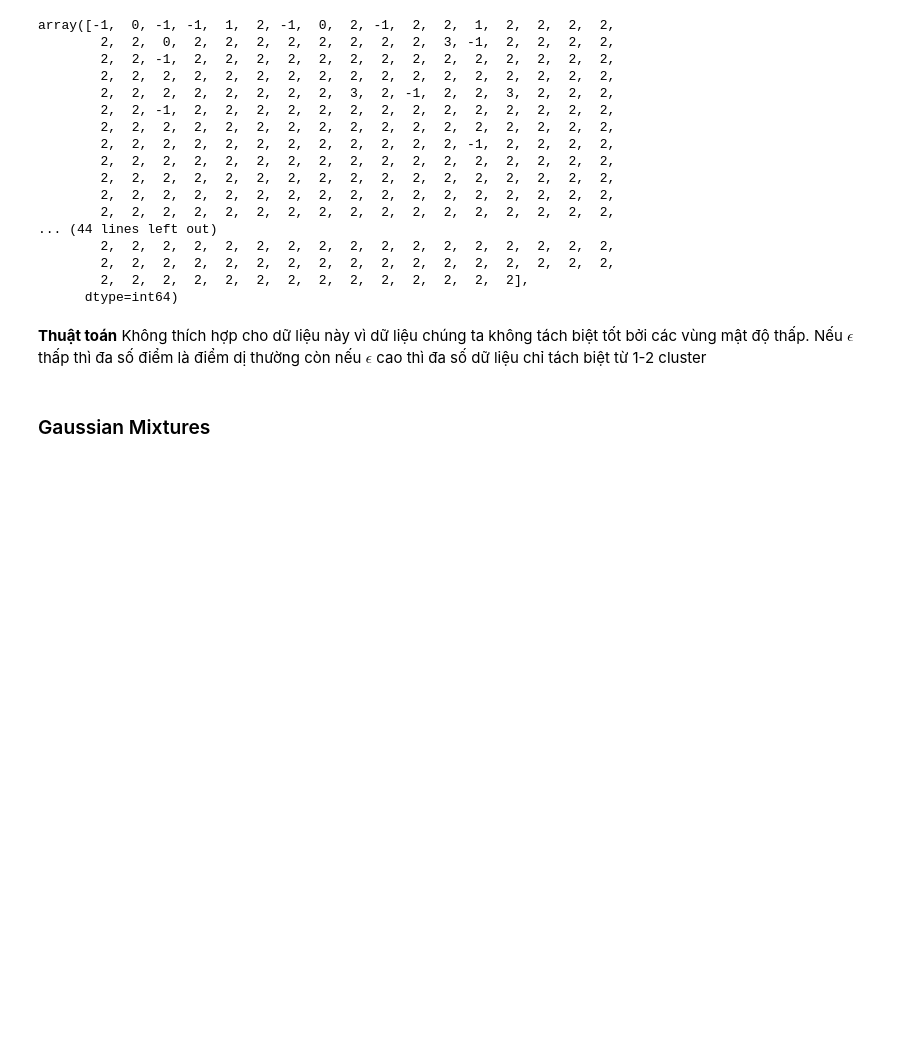
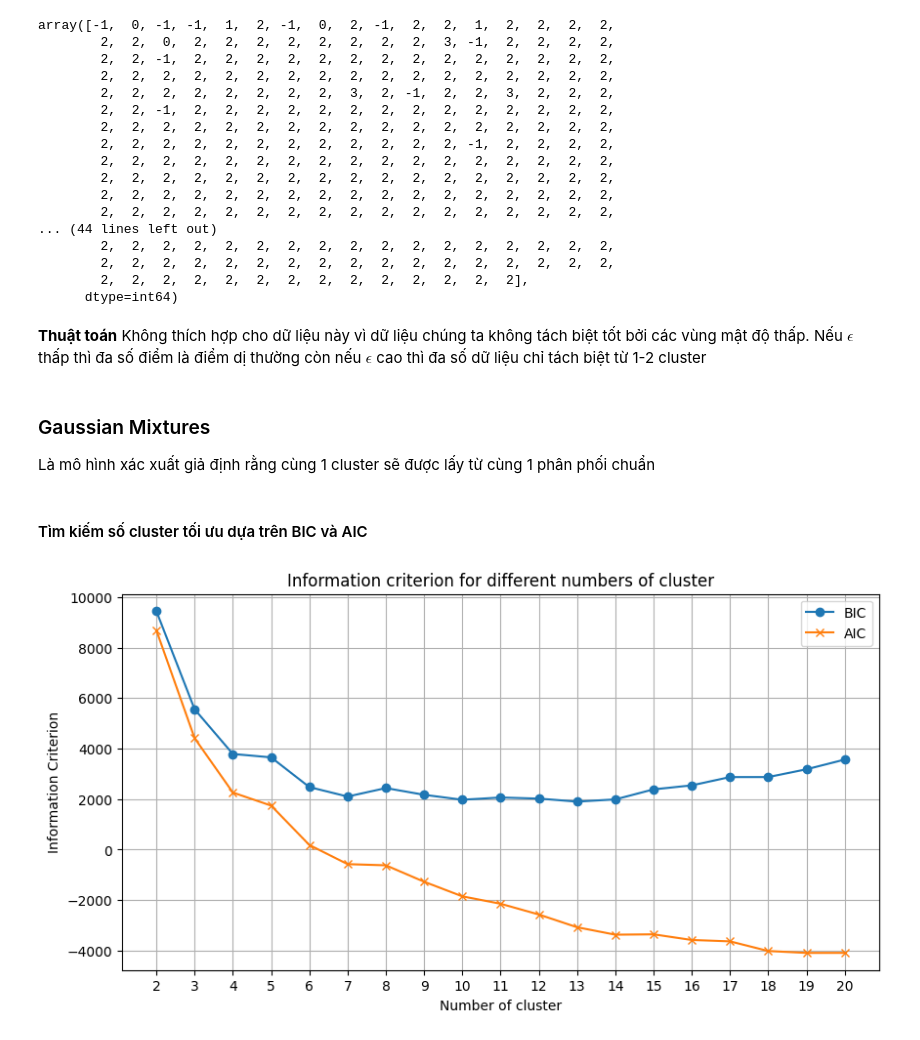
Before and after one commit to EggClf/final_lab_datascience, a Jupyter notebook: modeling.ipynb, the cells around one changed output. Saved outputs shown, nothing was run; the diff lists cells and outputs as text; code cells hidden in the pictures; blank space fills up the shorter version.

Commit message:
add gaussian model

```diff
--- a/modeling.ipynb
+++ b/modeling.ipynb
@@ -136,3 +148,5 @@ array([-1,  0, -1, -1,  1,  2, -1,  0,  2, -1,  2,  2,  1,  2,  2,  2,  2,
 **Thuật toán** Không thích hợp cho dữ liệu này vì dữ liệu chúng ta không tách biệt tốt bởi các vùng mật độ thấp. Nếu $\epsilon$ thấp thì đa số điểm là điểm dị thường còn nếu $\epsilon$ cao thì đa số dữ liệu chỉ tách biệt từ 1-2 cluster
 # %% [markdown]
 ### Gaussian Mixtures
+
+Là mô hình xác xuất giả định rằng cùng 1 cluster sẽ được lấy từ cùng 1 phân phối chuẩn
@@ -138,0 +159,21 @@ array([-1,  0, -1, -1,  1,  2, -1,  0,  2, -1,  2,  2,  1,  2,  2,  2,  2,
+# %% [markdown]
+#### Tìm kiếm số cluster tối ưu dựa trên BIC và AIC
+# %%
+BIC={}
+AIC={}
+for i in range (2,21):
+    _,BIC[i],AIC[i]= gaussian_mixture(i) #BIC and AIC for information criterion
+# %%
+plt.figure(figsize=(10, 5))
+plt.plot(list(BIC.keys()), list(BIC.values()), label='BIC', marker='o')
+plt.plot(list(AIC.keys()), list(AIC.values()), label='AIC', marker='x')
+plt.xticks(np.arange(len(BIC.keys()))+2, keys)
+# Adding labels and title
+plt.xlabel('Number of cluster')
+plt.ylabel('Information Criterion')
+plt.title('Information criterion for different numbers of cluster')
+plt.legend()
+plt.grid(True)
+plt.show()
+# %% [output]
+[figure, added]
```
Also changed, not shown: parts of 9 cells of this notebook.
